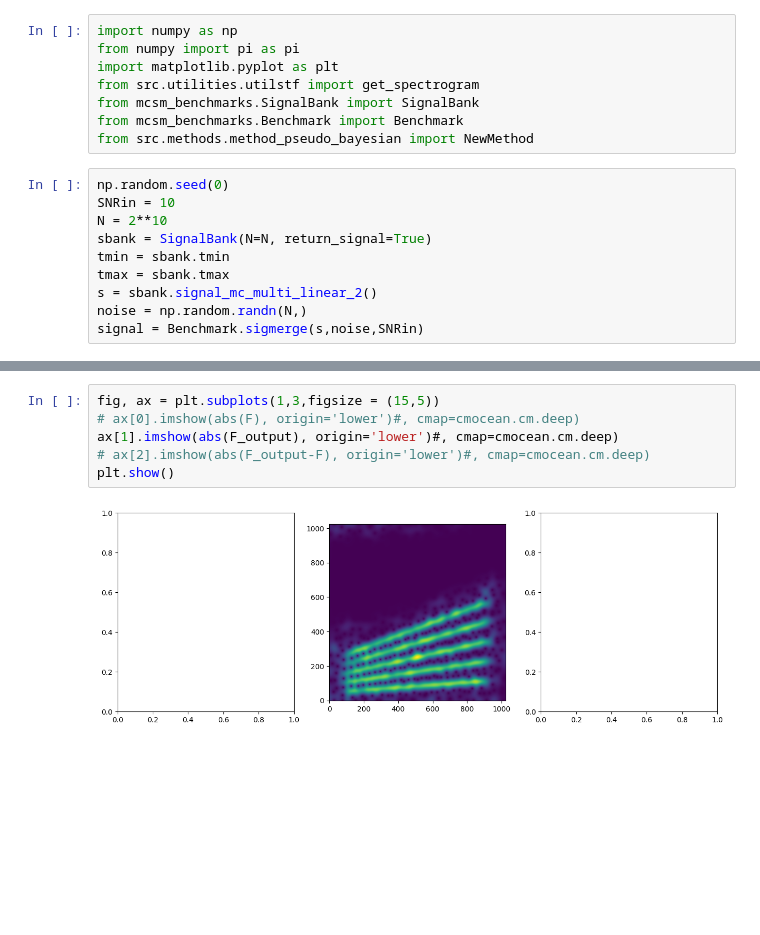
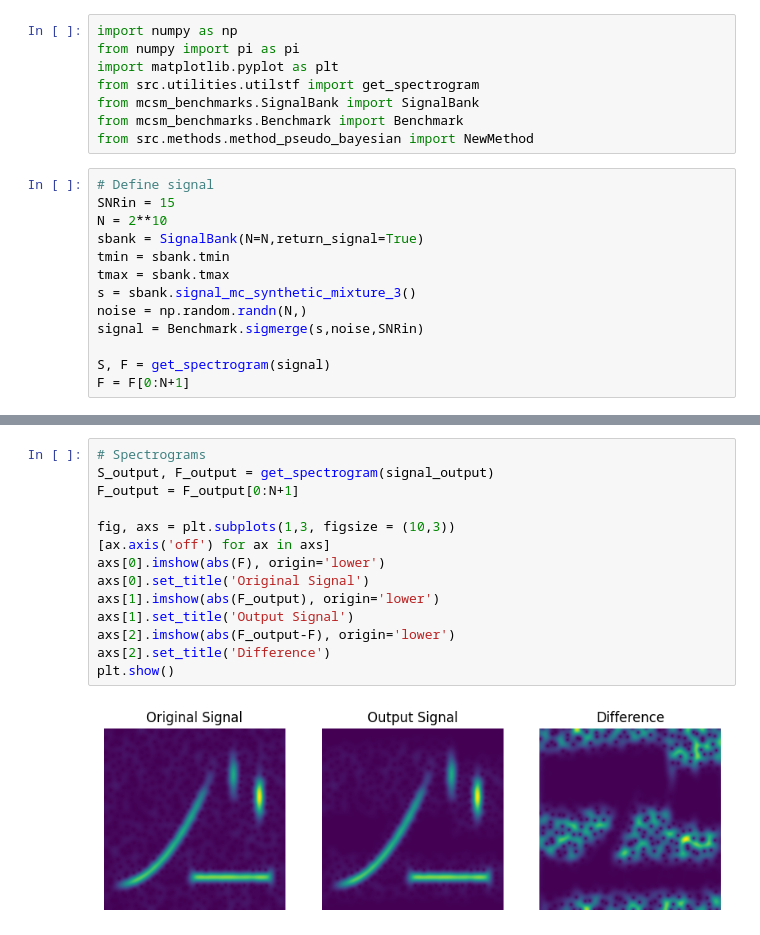
Before and after one commit to jmiramont/benchmarks-detection-denoising, a Jupyter notebook: notebooks/demo_method_pseudo_bayesian.ipynb, the cells around one changed output, grey strips where cells are left out. Drawn from its saved outputs; the diff is of its cells as text; blank space fills up the shorter version.

```diff
--- a/notebooks/demo_method_pseudo_bayesian.ipynb
+++ b/notebooks/demo_method_pseudo_bayesian.ipynb
@@ -9,12 +9,15 @@ from mcsm_benchmarks.SignalBank import SignalBank
 from mcsm_benchmarks.Benchmark import Benchmark
 from src.methods.method_pseudo_bayesian import NewMethod
 # %%
-np.random.seed(0)
-SNRin = 10
+# Define signal
+SNRin = 15
 N = 2**10
-sbank = SignalBank(N=N, return_signal=True)
+sbank = SignalBank(N=N,return_signal=True)
 tmin = sbank.tmin
 tmax = sbank.tmax
-s = sbank.signal_mc_multi_linear_2()
+s = sbank.signal_mc_synthetic_mixture_3()
 noise = np.random.randn(N,)
 signal = Benchmark.sigmerge(s,noise,SNRin)
+
+S, F = get_spectrogram(signal)
+F = F[0:N+1]
@@ -38,8 +41,16 @@ plt.plot(signal_output[tmin:tmax],'--')
 # %%
-fig, ax = plt.subplots(1,3,figsize = (15,5))
-# ax[0].imshow(abs(F), origin='lower')#, cmap=cmocean.cm.deep)
-ax[1].imshow(abs(F_output), origin='lower')#, cmap=cmocean.cm.deep)
-# ax[2].imshow(abs(F_output-F), origin='lower')#, cmap=cmocean.cm.deep)
+# Spectrograms
+S_output, F_output = get_spectrogram(signal_output)
+F_output = F_output[0:N+1]
+
+fig, axs = plt.subplots(1,3, figsize = (10,3))
+[ax.axis('off') for ax in axs]
+axs[0].imshow(abs(F), origin='lower')
+axs[0].set_title('Original Signal')
+axs[1].imshow(abs(F_output), origin='lower')
+axs[1].set_title('Output Signal')
+axs[2].imshow(abs(F_output-F), origin='lower')
+axs[2].set_title('Difference')
 plt.show()
 # %% [output]
-[figure, old version]
+[figure, new version]
```
Also changed, not shown: parts of 3 cells of this notebook, 27 other files.
